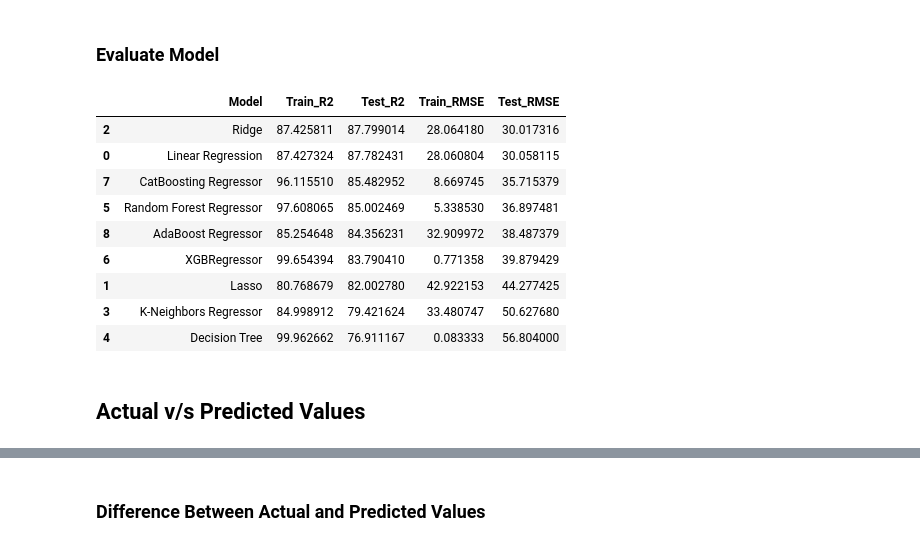
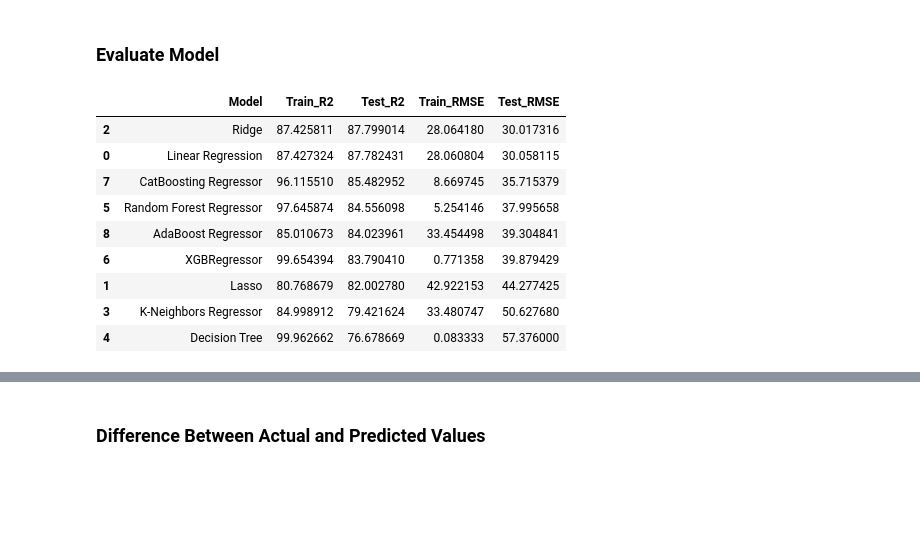
Before and after one commit to Yash-devs-cmd/ml_project, a Jupyter notebook: notebook/data/Model_Training.ipynb, the cells around one changed output, grey strips where cells are left out. Cells and saved outputs as stored; diff of their text form; code cells hidden in the pictures; blank space fills up the shorter version.

```diff
--- a/notebook/data/Model_Training.ipynb
+++ b/notebook/data/Model_Training.ipynb
@@ -110,6 +97,8 @@ ColumnTransformer(transformers=[('OneHotEncoder', StandardScaler(),
                                   'test_preparation_course'])])
 # %%
 X = preprocessor.fit_transform(X)
+# %%
+feature_names = preprocessor.get_feature_names_out()
 # %% [markdown]
 ### Train-Test Split of data
 # %%
@@ -140,33 +129,44 @@ models = {
 }
 # %%
 results = []
+all_feature_importances = {}
 for name,model in models.items():
     model.fit(x_train,y_train) # train models
+
     y_train_pred = model.predict(x_train) # predictions
     y_test_pred = model.predict(x_test)
     model_train_mae , model_train_rmse, model_train_r2 = evaluate_model(y_train, y_train_pred)
     model_test_mae , model_test_rmse, model_test_r2 = evaluate_model(y_test, y_test_pred)
     results.append({
         "Model": name,
         "Train_R2": model_train_r2*100,
         "Test_R2": model_test_r2*100,
         "Train_RMSE": model_train_rmse,
         "Test_RMSE": model_test_rmse
     })
+    if hasattr(model, 'feature_importances_'):
+        importance = model.feature_importances_
+        # Map them together
+        fi_df = pd.DataFrame({'Feature': feature_names, 'Value': importance})
+        # print(f"Top features for {name}:")
+        fi_df.sort_values(by='Value', ascending=False).head()
+
 
 results_df = pd.DataFrame(results).sort_values(by='Test_R2',ascending=False)
 
+# results_df
+# all_feature_importances
+fi_df.sort_values(by='Value', ascending=False).head(10)
+
 results_df
 # %% [output]
 |  | Model | Train_R2 | Test_R2 | Train_RMSE | Test_RMSE |
 | 2 | Ridge | 87.425811 | 87.799014 | 28.064180 | 30.017316 |
 | 0 | Linear Regression | 87.427324 | 87.782431 | 28.060804 | 30.058115 |
 | 7 | CatBoosting Regressor | 96.115510 | 85.482952 | 8.669745 | 35.715379 |
-| 5 | Random Forest Regressor | 97.608065 | 85.002469 | 5.338530 | 36.897481 |
-| 8 | AdaBoost Regressor | 85.254648 | 84.356231 | 32.909972 | 38.487379 |
+| 5 | Random Forest Regressor | 97.645874 | 84.556098 | 5.254146 | 37.995658 |
+| 8 | AdaBoost Regressor | 85.010673 | 84.023961 | 33.454498 | 39.304841 |
 | 6 | XGBRegressor | 99.654394 | 83.790410 | 0.771358 | 39.879429 |
 | 1 | Lasso | 80.768679 | 82.002780 | 42.922153 | 44.277425 |
 | 3 | K-Neighbors Regressor | 84.998912 | 79.421624 | 33.480747 | 50.627680 |
-| 4 | Decision Tree | 99.962662 | 76.911167 | 0.083333 | 56.804000 |
+| 4 | Decision Tree | 99.962662 | 76.678669 | 0.083333 | 57.376000 |
-# %% [markdown]
-## Actual v/s Predicted Values
```
Also changed, not shown: parts of 6 cells of this notebook, 8 other files.
